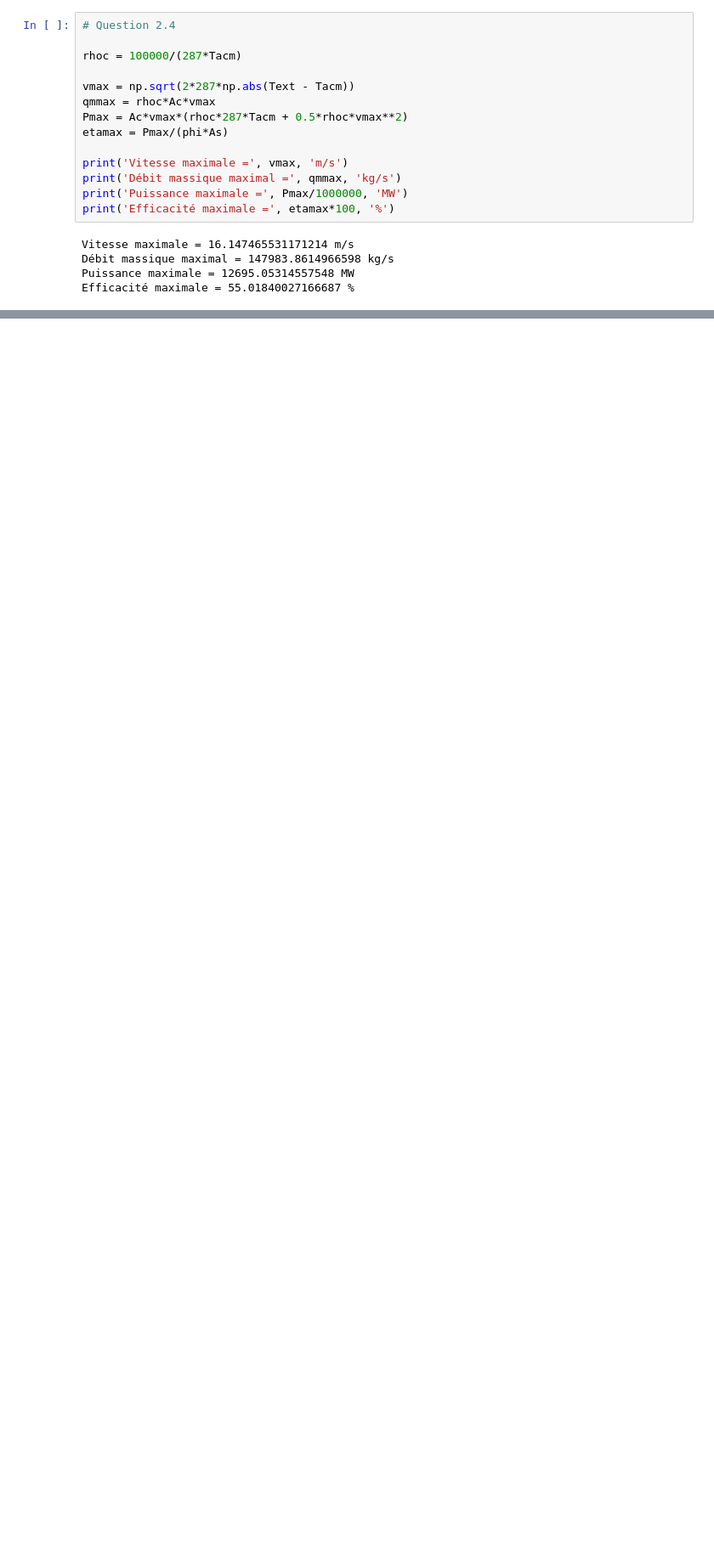
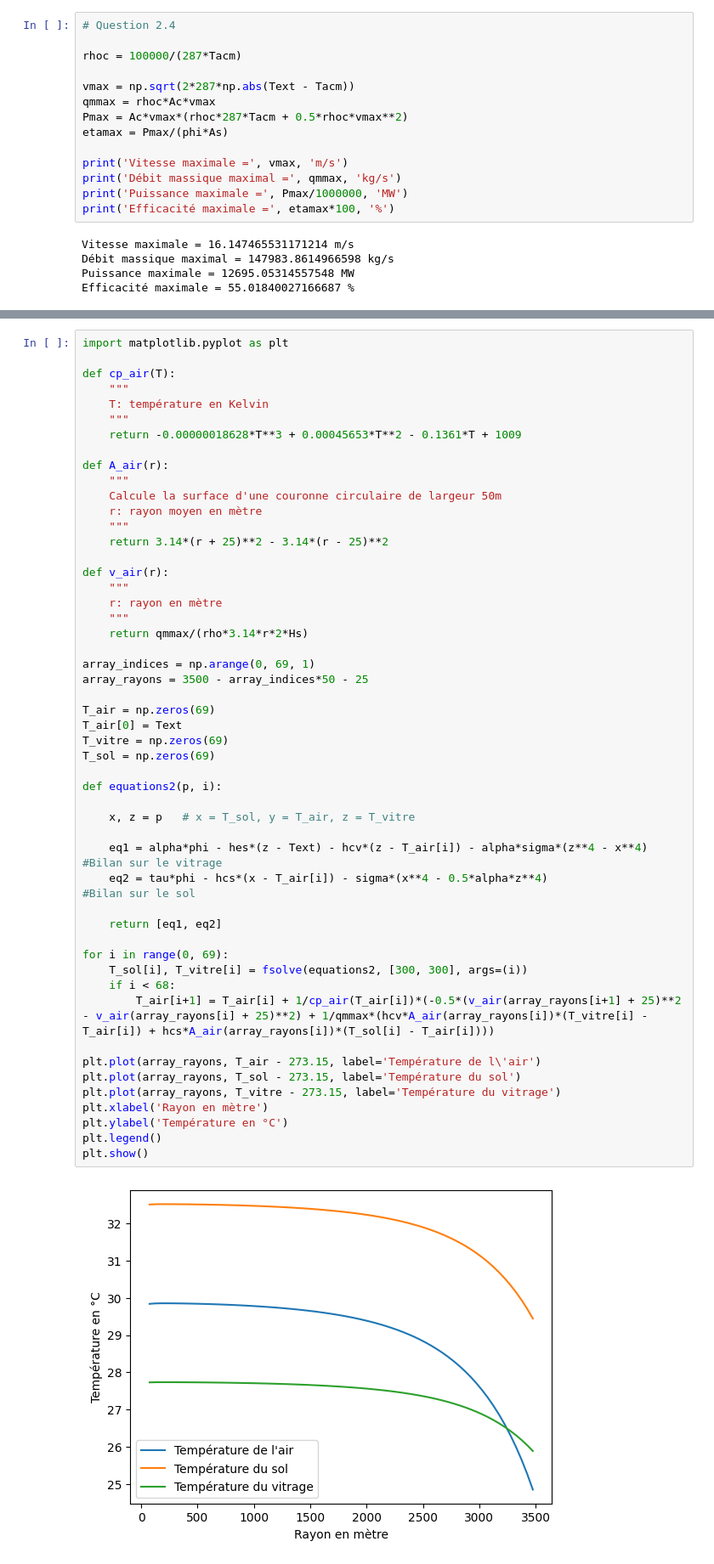
Before and after one commit to VDeumier/GE_projet_4, a Jupyter notebook: Projet_N°4_DEUMIER&FERREY.ipynb, the cells around one changed output, grey strips where cells are left out. Shown: that part at 85% size. Drawn from its saved outputs; the diff is of its cells as text; blank space fills up the shorter version.

```diff
--- a/Projet_N°4_DEUMIER&FERREY.ipynb
+++ b/Projet_N°4_DEUMIER&FERREY.ipynb
@@ -203,0 +220,53 @@ Efficacité maximale = 55.01840027166687 %
+# %%
+import matplotlib.pyplot as plt
+
+def cp_air(T):
+    """
+    T: température en Kelvin
+    """
+    return -0.00000018628*T**3 + 0.00045653*T**2 - 0.1361*T + 1009
+
+def A_air(r):
+    """
+    Calcule la surface d'une couronne circulaire de largeur 50m
+    r: rayon moyen en mètre
+    """
+    return 3.14*(r + 25)**2 - 3.14*(r - 25)**2
+
+def v_air(r):
+    """
+    r: rayon en mètre
+    """
+    return qmmax/(rho*3.14*r*2*Hs)
+
+array_indices = np.arange(0, 69, 1)
+array_rayons = 3500 - array_indices*50 - 25
+
+T_air = np.zeros(69)
+T_air[0] = Text
+T_vitre = np.zeros(69)
+T_sol = np.zeros(69)
+
+def equations2(p, i):
+
+    x, z = p   # x = T_sol, y = T_air, z = T_vitre
+
+    eq1 = alpha*phi - hes*(z - Text) - hcv*(z - T_air[i]) - alpha*sigma*(z**4 - x**4)  #Bilan sur le vitrage
+    eq2 = tau*phi - hcs*(x - T_air[i]) - sigma*(x**4 - 0.5*alpha*z**4)                 #Bilan sur le sol
+
+    return [eq1, eq2]
+
+for i in range(0, 69):
+    T_sol[i], T_vitre[i] = fsolve(equations2, [300, 300], args=(i))
+    if i < 68:
+        T_air[i+1] = T_air[i] + 1/cp_air(T_air[i])*(-0.5*(v_air(array_rayons[i+1] + 25)**2 - v_air(array_rayons[i] + 25)**2) + 1/qmmax*(hcv*A_air(array_rayons[i])*(T_vitre[i] - T_air[i]) + hcs*A_air(array_rayons[i])*(T_sol[i] - T_air[i])))
+
+plt.plot(array_rayons, T_air - 273.15, label='Température de l\'air')
+plt.plot(array_rayons, T_sol - 273.15, label='Température du sol')
+plt.plot(array_rayons, T_vitre - 273.15, label='Température du vitrage')
+plt.xlabel('Rayon en mètre')
+plt.ylabel('Température en °C')
+plt.legend()
+plt.show()
+# %% [output]
+[figure, added]
```
Also changed, not shown: parts of 2 cells of this notebook.
